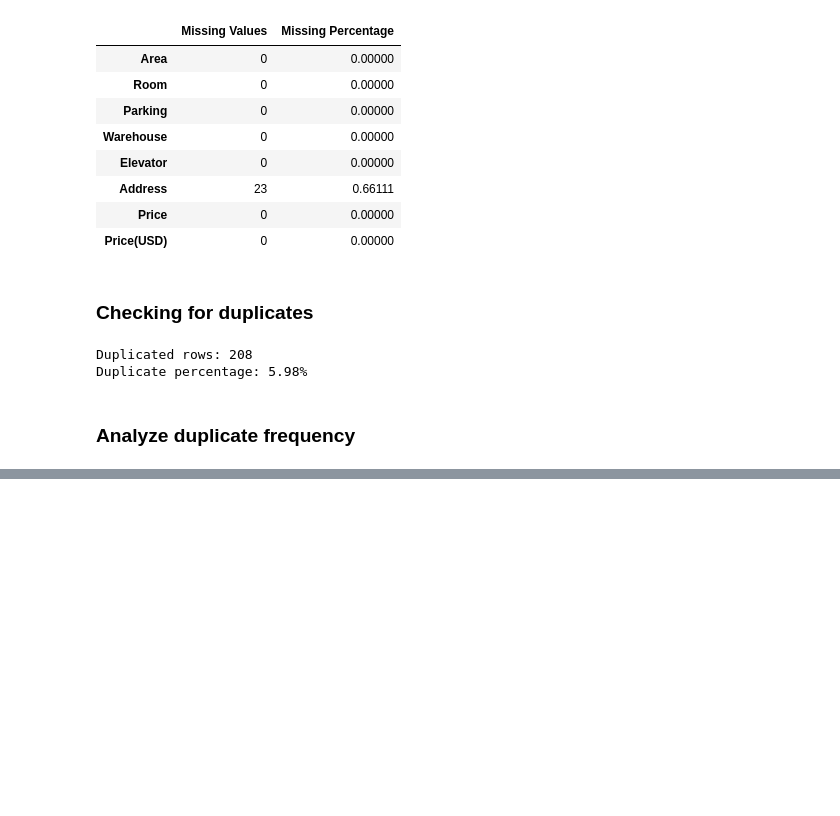
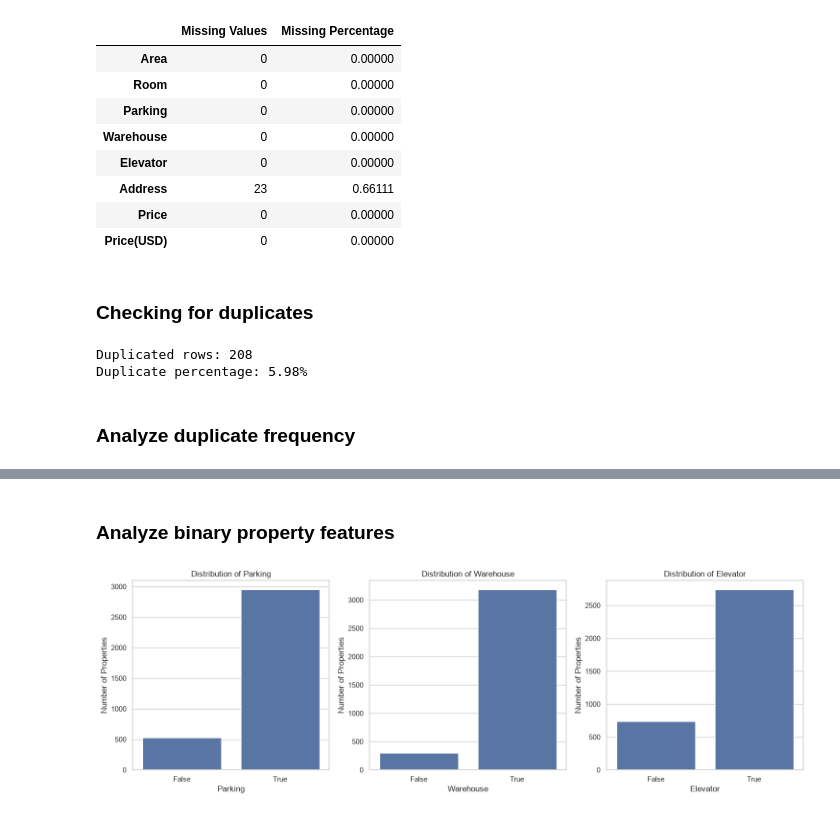
Before and after one commit to M-Goudarz/estima-real-estate-ml, a Jupyter notebook: notebooks/01_eda.ipynb, the cells around one changed output, grey strips where cells are left out. Saved outputs shown, nothing was run; the diff lists cells and outputs as text; code cells hidden in the pictures; blank space fills up the shorter version.

```diff
--- a/notebooks/01_eda.ipynb
+++ b/notebooks/01_eda.ipynb
@@ -101,0 +330,22 @@ print(f"Number plicate groups:", len(duplicate_groups))
+# %% [markdown]
+### Analyze binary property features
+# %%
+binary_features = ["Parking", "Warehouse", "Elevator"]
+
+fig, axes = plt.subplots(1, 3, figsize=(15, 5))
+
+for feature, ax in zip(binary_features, axes):
+    sns.countplot(
+        data=df,
+        x=feature,
+        ax=ax
+    )
+
+    ax.set_title(f"Distribution of {feature}")
+    ax.set_xlabel(feature)
+    ax.set_ylabel("Number of Properties")
+
+plt.tight_layout()
+plt.show()
+# %% [output]
+[figure, added]
```
Also changed, not shown: parts of 37 cells of this notebook, 1 other file.
